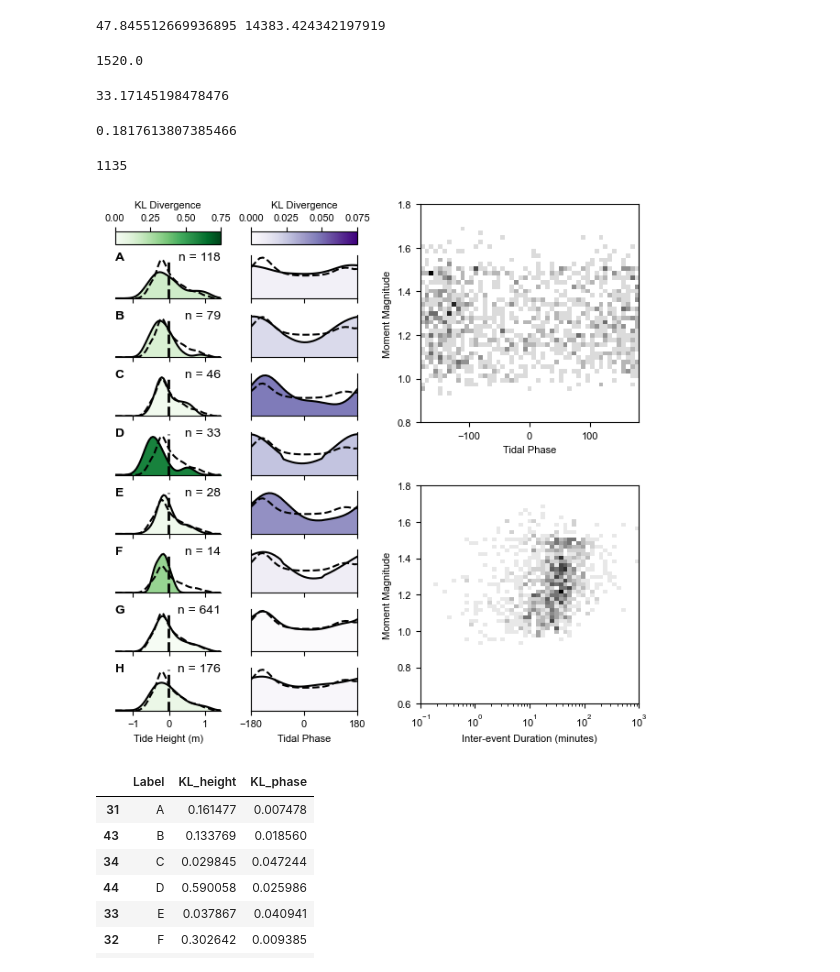
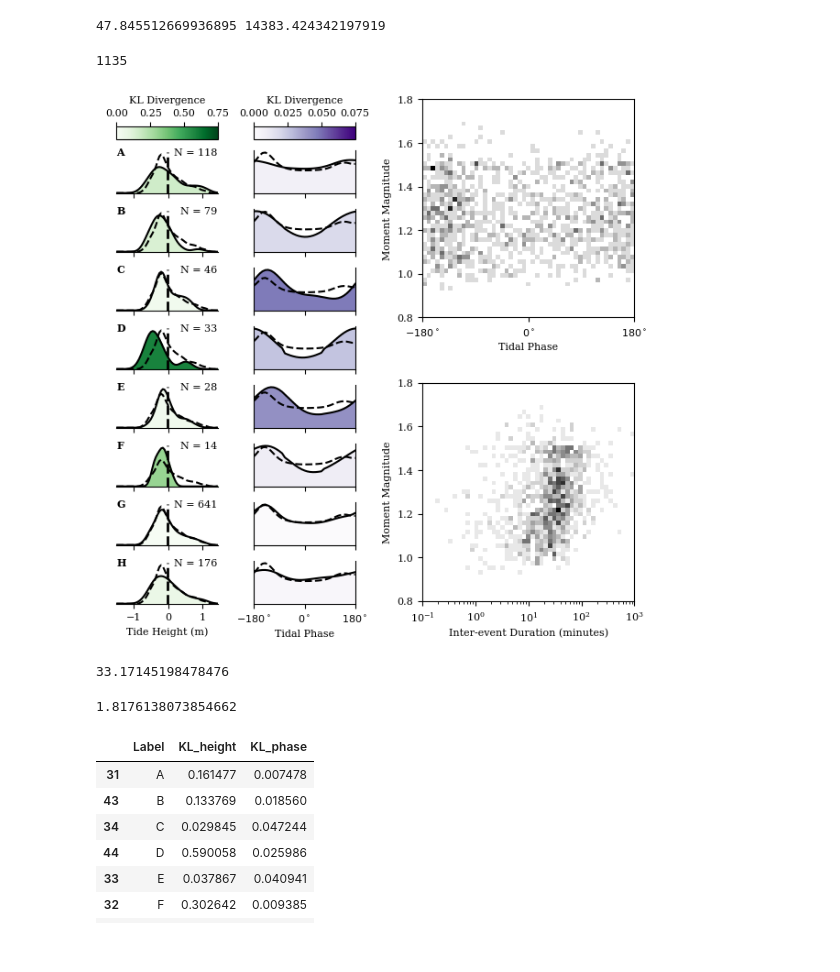
Before and after one commit to JMagyar15/totten-analysis, a Jupyter notebook: Totten Icequakes.ipynb, the cells around one changed output. Drawn from its saved outputs; the diff is of its cells as text; code cells hidden in the pictures.

```diff
--- a/Totten Icequakes.ipynb
+++ b/Totten Icequakes.ipynb
@@ -47,9 +47,16 @@ from scipy.stats import gaussian_kde
 
 
 #rc('text', usetex=True)
-rcParams['font.size'] = 8
-rcParams['font.family'] = 'sans-serif'
-rcParams['font.sans-serif'] = ['Arial']
+# rcParams['font.size'] = 8
+# rcParams['font.family'] = 'sans-serif'
+# rcParams['font.sans-serif'] = ['Arial']
+
+plt.rcParams['font.family'] = 'serif'
+plt.rcParams['font.sans-serif'] = 'Computer Modern'
+#rc('text', usetex=True)
+from matplotlib import rc
+rc('font', size=8)
+
 one_col = 3.35 #inches
 two_col = 7.0 #inches
 # %%
@@ -1486,6 +1509,6 @@ for cluster_num in groups.keys():
 # %%
 #as above but with single station and for each cluster in the same plot
-fig, ax = plt.subplots(nrows=len(groups),ncols=3,figsize=(7,8),sharex='col',sharey='col')
+fig, ax = plt.subplots(nrows=len(groups),ncols=3,figsize=(7,7),sharex='col',sharey='col',gridspec_kw={'wspace':0.3,'hspace':0.3})
 sta_code = 'TI3A'
 
 for i, cluster_num in enumerate(groups.keys()):
@@ -1568,18 +1670,6 @@ A = 2 * np.pi * R**2
 print(R,A)
 # %% [output]
 47.845512669936895 14383.424342197919
-# %%
-Vr
-# %% [output]
-1520.0
-# %%
-medM0 = temp_cat.attributes['M0'].median()
-D = medM0 / (3e9 * A)
-print(D*365*50)
-D*100
-# %% [output]
-33.17145198478476
-0.1817613807385466
 # %%
 temp_cat.N
 # %% [output]
@@ -1643,8 +1733,8 @@ for cluster_num, label in ss_temps.items():
     kl = np.sum(rel_entr(comp_tide,ref_tide)*dh)
     group_KL_height[cluster_num] = kl
     height_ax.plot(height_x,comp_tide,c='black',lw=1.5)
-    height_ax.annotate(temp_labels[str(cluster_num)],xy=(0,0.9),xycoords='axes fraction',weight='bold',fontsize=10)
-    height_ax.annotate('n = ' + str(groups[int(cluster_num)].N),xy=(1,0.9),xycoords='axes fraction',fontsize=10,ha='right')
+    height_ax.annotate(temp_labels[str(cluster_num)],xy=(0,0.9),xycoords='axes fraction',weight='bold',fontsize=8)
+    height_ax.annotate('N = ' + str(groups[int(cluster_num)].N),xy=(1,0.9),xycoords='axes fraction',fontsize=8,ha='right')
     height_ax.fill_between(height_x,comp_tide,color=cmap_greens(cb_map(kl,0,0.75)))
     height_ax.plot(height_x,ref_tide,c='k',lw=1.5,ls='--')
 
@@ -1674,7 +1764,7 @@ for cluster_num, label in ss_temps.items():
     phase_ax.set_yticks([])
     phase_ax.set_ylim(bottom=0)
     phase_ax.set_xlim(-180,180)
-    phase_ax.set_xticks([-180,0,180])
+    phase_ax.set_xticks([-180,0,180],labels=[r'$-180^\circ$',r'$0^\circ$',r'$180^\circ$'])
 
 
     if i != 8:
@@ -1704,36 +1794,45 @@ phase_cb_ax.set_xlabel('KL Divergence')
 phase_cb_ax.xaxis.set_label_position('top')
 phase_cb_ax.set_xticks([0,0.025,0.05,0.075])
 
 gs = scatter_fig.add_gridspec(nrows=2,hspace=0.1)
 mag_phi_ax = scatter_fig.add_subplot(gs[0])
 mag_dt_ax = scatter_fig.add_subplot(gs[1])
 #group_ax = scatter_fig.add_subplot(gs[3],sharex=tide_ts_ax)
 
 #ss_cat.attributes.plot.scatter(ax=mag_phi_ax,x='phase',y='Mw',marker='.',c='green')
 
 phi_bins = np.linspace(-180,180,50)
 mag_bins = np.linspace(0.8,1.8,50)
 dt_bins = np.logspace(-1,3,50)
 
 mag_phi_hist, _, _ = np.histogram2d(ss_cat.attributes['phase'],ss_cat.attributes['Mw'],(phi_bins,mag_bins))
 mag_dt_hist, _, _ = np.histogram2d(delta_t,Mw_dt,(dt_bins,mag_bins))
 
 #mag_phi_ax.scatter(ss_cat.attributes['phase'],ss_cat.attributes['Mw'],marker='.',c='black')
 mag_phi_ax.pcolormesh(phi_bins,mag_bins,mag_phi_hist.T,cmap='binary')
 mag_phi_ax.set_ylim(0.8,1.8)
+mag_phi_ax.set_xticks([-180,0,180],labels=[r'$-180^\circ$',r'$0^\circ$',r'$180^\circ$'])
 mag_phi_ax.set_xlabel('Tidal Phase')
 mag_phi_ax.set_ylabel('Moment Magnitude')
 
 #mag_dt_ax.scatter(dt,Mw_dt,marker='.',c='black')
 mag_dt_ax.pcolormesh(dt_bins,mag_bins,mag_dt_hist.T,cmap='binary')
-mag_dt_ax.set_ylim(0.6,1.8)
+mag_dt_ax.set_ylim(0.8,1.8)
 mag_dt_ax.set_xscale('log')
 mag_dt_ax.set_xlabel('Inter-event Duration (minutes)')
 mag_dt_ax.set_ylabel('Moment Magnitude')
 
-master_fig.savefig(os.path.join(path,'Fig4_tidal_modulation.pdf'),bbox_inches='tight',dpi=400)
+master_fig.savefig(os.path.join(cloud_path,'Fig4_tidal_modulation.pdf'),bbox_inches='tight',dpi=400)
 # %% [output]
-[figure, old version]
+[figure, new version]
+# %%
+medM0 = temp_cat.attributes['M0'].median()
+D = medM0 / (3e9 * A)
+print(D*365*50)
+D*100*10
+# %% [output]
+33.17145198478476
+1.8176138073854662
 # %%
 rows = []
 index = []
```
Also changed, not shown: parts of 52 cells of this notebook, 8 other files.
